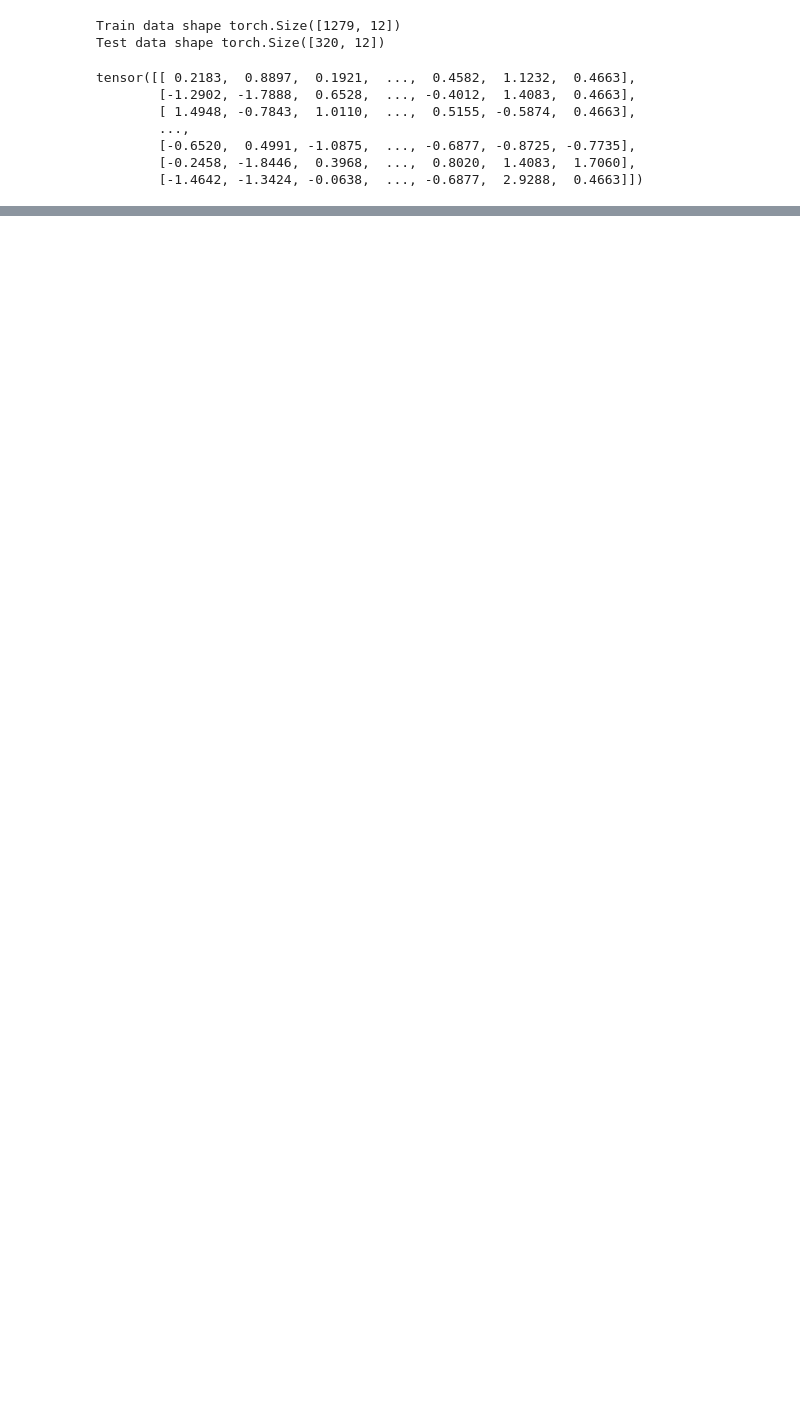
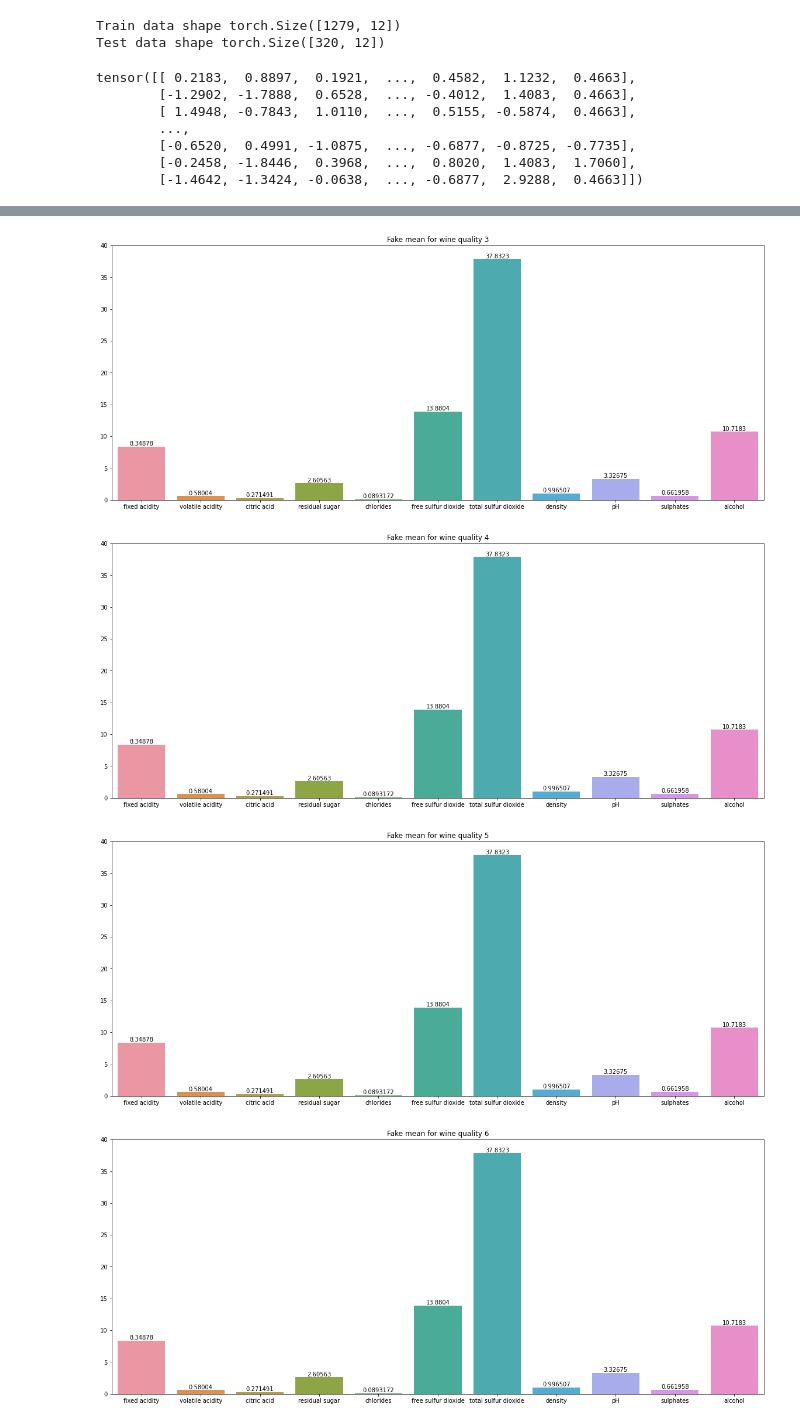
Before and after one commit to olihofmann/cas-aml, a Jupyter notebook: vae-tabular-data/vae.ipynb, the cells around one changed output, grey strips where cells are left out. Saved outputs shown, nothing was run; the diff lists cells and outputs as text; code cells hidden in the pictures; blank space fills up the shorter version.

```diff
--- a/vae-tabular-data/vae.ipynb
+++ b/vae-tabular-data/vae.ipynb
@@ -324,0 +424,8 @@ fake_vs_real_df
+# %%
+for q in range(3, 8):
+    plot_group_bar_plot(group_fake, f"Fake mean for wine quality {q}")
+# %% [output]
+[figure, added]
+[figure, added]
+[figure, added]
+[figure, added]
```
Also changed, not shown: parts of 26 cells of this notebook.
